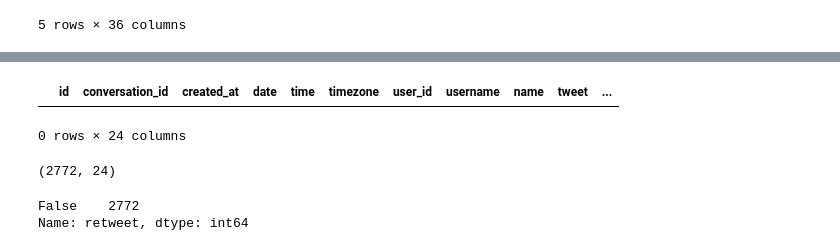
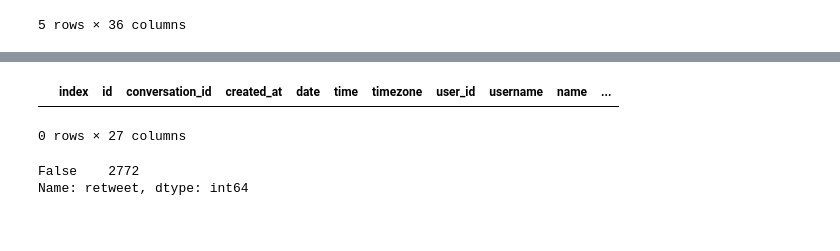
Before and after one commit to RobertNowak92/Wplyw_mediow_spolecznosciowych_na_gilde, a Jupyter notebook: Berkshire_hathaway_cleaned_and_prepared.ipynb, the cells around one changed output, grey strips where cells are left out. Drawn from its saved outputs; the diff is of its cells as text; code cells hidden in the pictures.

```diff
--- a/Berkshire_hathaway_cleaned_and_prepared.ipynb
+++ b/Berkshire_hathaway_cleaned_and_prepared.ipynb
@@ -48,3 +53,8 @@ Berkshire_hathaway_tweets.head()
 | 3 | 1507083947288641558 | 1507083947288641558 | 2022-03-24 20:56:27 | 2022-03-24 | 20:56:27 | 100 | 52761258 | townerealty | Towne Realty | NaN | ... |
 | 4 | 1507082584676872195 | 1506969922064236550 | 2022-03-24 20:51:03 | 2022-03-24 | 20:51:03 | 100 | 721910257656676352 | ferrucho_2015 | Federico | NaN | ... |
 5 rows × 36 columns
+# %%
+#wybór tweetów tylko w języku angielskim
+Berkshire_hathaway_tweets_clean = Berkshire_hathaway_tweets[Berkshire_hathaway_tweets.language == 'en']
+Berkshire_hathaway_tweets_clean = Berkshire_hathaway_tweets_clean.reset_index()
+Berkshire_hathaway_tweets_clean.shape
@@ -51,5 +63,6 @@ Berkshire_hathaway_tweets.head()
 # %%
-Berkshire_hathaway_tweets_clean = Berkshire_hathaway_tweets.dropna(thresh = 200, axis = 1)
+#usunięcie column które nie mają żadnych wartości
+Berkshire_hathaway_tweets_clean = Berkshire_hathaway_tweets_clean.dropna(thresh = 1, axis = 1)
 # %%
 Berkshire_hathaway_tweets_clean.describe()
 # %% [output]
@@ -94,0 +150,12 @@ Berkshire_hathaway_tweets_clean.head()
+# %%
+#podliczenie ilości linków i zapisanie ich
+Berkshire_hathaway_tweets_clean['quote_url'] = Berkshire_hathaway_tweets_clean['quote_url'].str.count('https://')
+
+#zastąpienie NaN przez 0
+Berkshire_hathaway_tweets_clean.fillna({'quote_url':0}, inplace=True)
+
+#zmiana typu danych z float64 na int64
+Berkshire_hathaway_tweets_clean['quote_url'] = Berkshire_hathaway_tweets_clean['quote_url'].astype(np.int64)
+# %%
+#zmiana NaN na [] w columnie thumbnail
+Berkshire_hathaway_tweets_clean.fillna({'thumbnail':'[]'}, inplace=True)
@@ -95,5 +183,6 @@ Berkshire_hathaway_tweets_clean.head()
 # %%
-Berkshire_hathaway_tweets_clean[Berkshire_hathaway_tweets_clean.duplicated()]
+#szukanie duplikatów
+Berkshire_hathaway_tweets_clean[Berkshire_hathaway_tweets_clean.duplicated(subset = 'id')]
 # %% [output]
-|  | id | conversation_id | created_at | date | time | timezone | user_id | username | name | tweet | ... |
+|  | index | id | conversation_id | created_at | date | time | timezone | user_id | username | name | ... |
-0 rows × 24 columns
+0 rows × 27 columns
@@ -102,5 +189 @@ Berkshire_hathaway_tweets_clean = Berkshire_hathaway_tweets_clean[Berkshire_hath
-# %%
-Berkshire_hathaway_tweets_clean.shape
-# %% [output]
-(2772, 24)
 # %%
```
Also changed, not shown: parts of 22 cells of this notebook, 2 other files.
